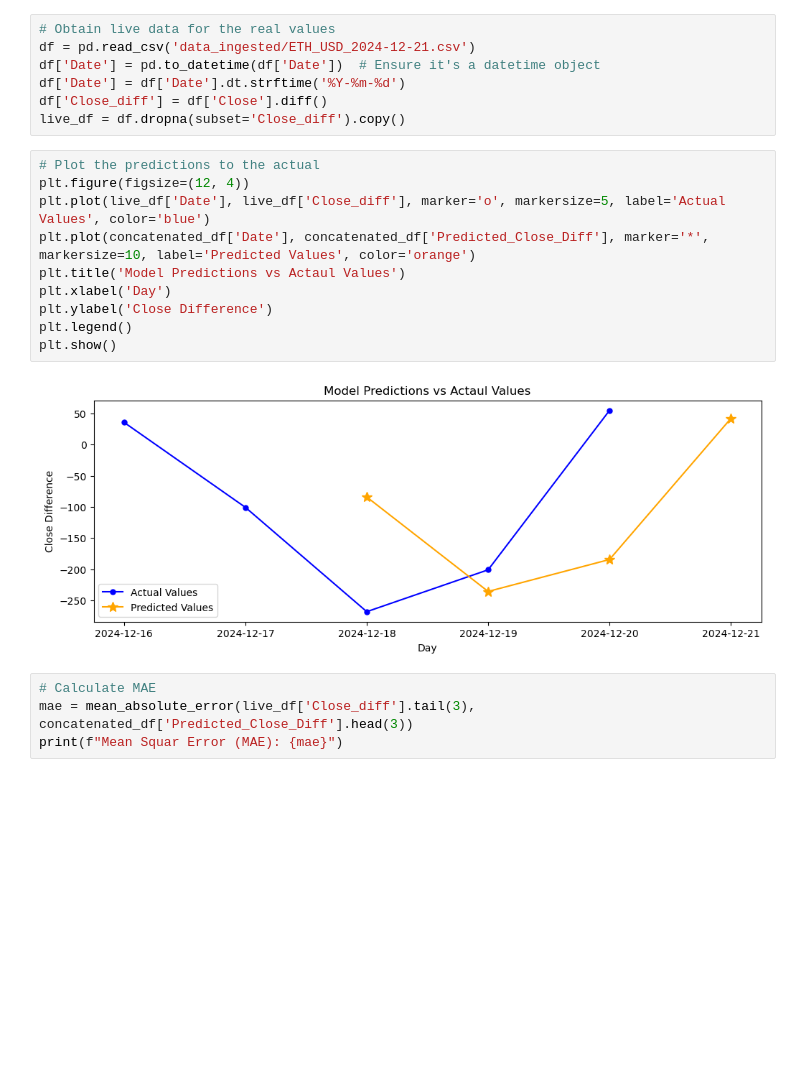
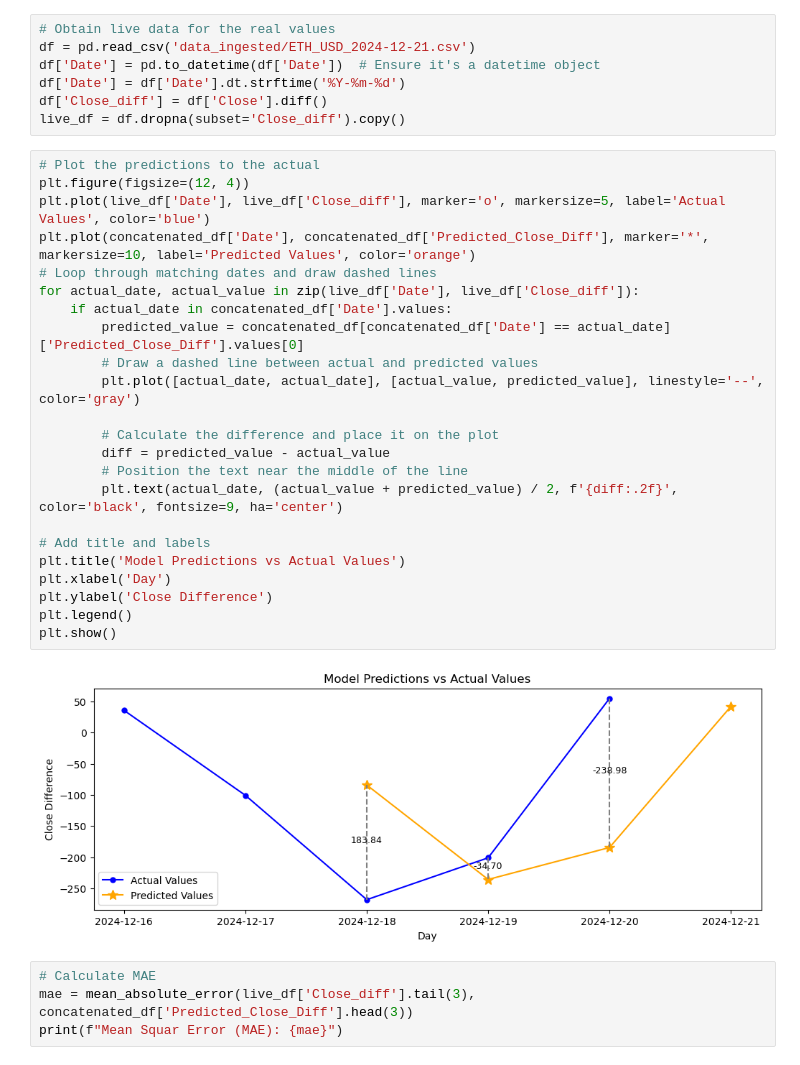
Before and after one commit to ddiaz1126/crypto-lstm-predictor, a Jupyter notebook: model_predictions_analysis.ipynb, the cells around one changed output. Drawn from its saved outputs; the diff is of its cells as text; blank space fills up the shorter version.

```diff
--- a/model_predictions_analysis.ipynb
+++ b/model_predictions_analysis.ipynb
@@ -56,15 +56,28 @@ live_df = df.dropna(subset='Close_diff').copy()
 # %%
 # Plot the predictions to the actual
 plt.figure(figsize=(12, 4))
 plt.plot(live_df['Date'], live_df['Close_diff'], marker='o', markersize=5, label='Actual Values', color='blue')
 plt.plot(concatenated_df['Date'], concatenated_df['Predicted_Close_Diff'], marker='*', markersize=10, label='Predicted Values', color='orange')
-plt.title('Model Predictions vs Actaul Values')
+# Loop through matching dates and draw dashed lines
+for actual_date, actual_value in zip(live_df['Date'], live_df['Close_diff']):
+    if actual_date in concatenated_df['Date'].values:
+        predicted_value = concatenated_df[concatenated_df['Date'] == actual_date]['Predicted_Close_Diff'].values[0]
+        # Draw a dashed line between actual and predicted values
+        plt.plot([actual_date, actual_date], [actual_value, predicted_value], linestyle='--', color='gray')
+
+        # Calculate the difference and place it on the plot
+        diff = predicted_value - actual_value
+        # Position the text near the middle of the line
+        plt.text(actual_date, (actual_value + predicted_value) / 2, f'{diff:.2f}', color='black', fontsize=9, ha='center')
+
+# Add title and labels
+plt.title('Model Predictions vs Actual Values')
 plt.xlabel('Day')
 plt.ylabel('Close Difference')
 plt.legend()
 plt.show()
 # %% [output]
-[figure, old version]
+[figure, new version]
 # %%
 # Calculate MAE
 mae = mean_absolute_error(live_df['Close_diff'].tail(3), concatenated_df['Predicted_Close_Diff'].head(3))
```
